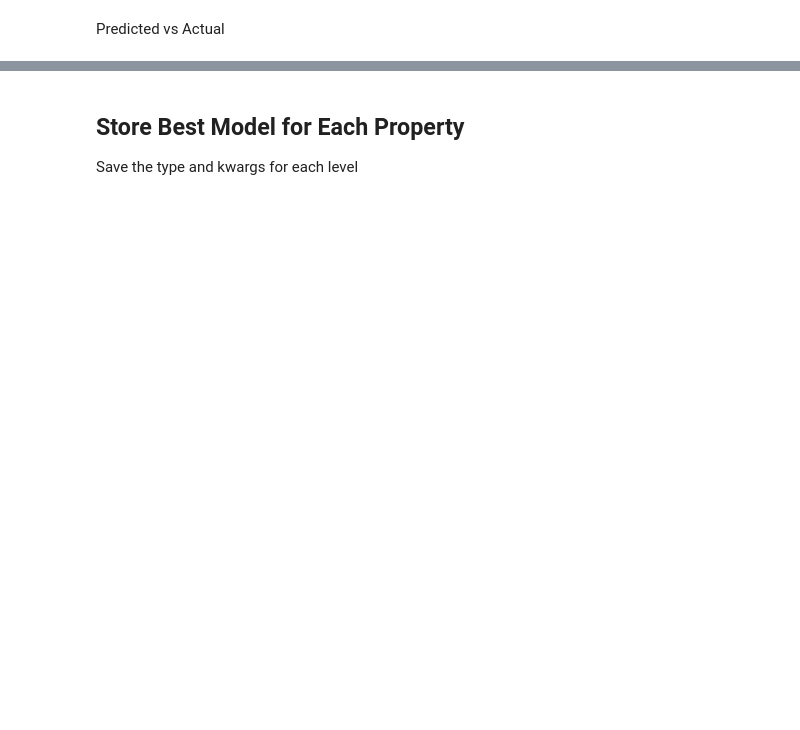
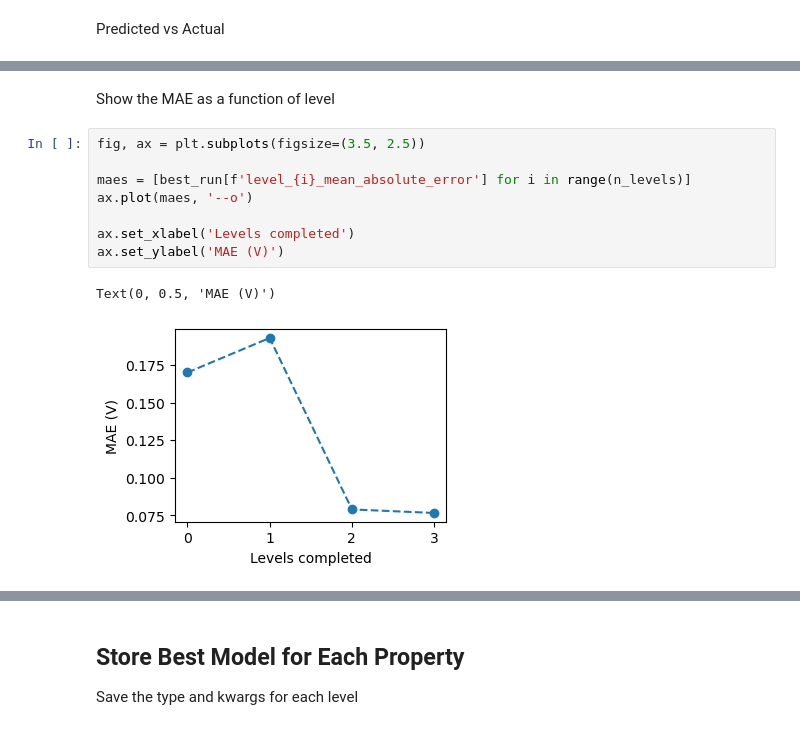
Before and after one commit to exalearn/examol-redoxmers, a Jupyter notebook: 3_initial-models/pyg/1_collect-results.ipynb, the cells around one changed output, grey strips where cells are left out. Drawn from its saved outputs; the diff is of its cells as text; blank space fills up the shorter version.

```diff
--- a/3_initial-models/pyg/1_collect-results.ipynb
+++ b/3_initial-models/pyg/1_collect-results.ipynb
@@ -85,0 +115,13 @@ ax.set_ylabel('Pred (V)')
+# %% [markdown]
+Show the MAE as a function of level
+# %%
+fig, ax = plt.subplots(figsize=(3.5, 2.5))
+
+maes = [best_run[f'level_{i}_mean_absolute_error'] for i in range(n_levels)]
+ax.plot(maes, '--o')
+
+ax.set_xlabel('Levels completed')
+ax.set_ylabel('MAE (V)')
+# %% [output]
+Text(0, 0.5, 'MAE (V)')
+[figure, added]
```
Also changed, not shown: parts of 20 cells of this notebook, 3 other files.
